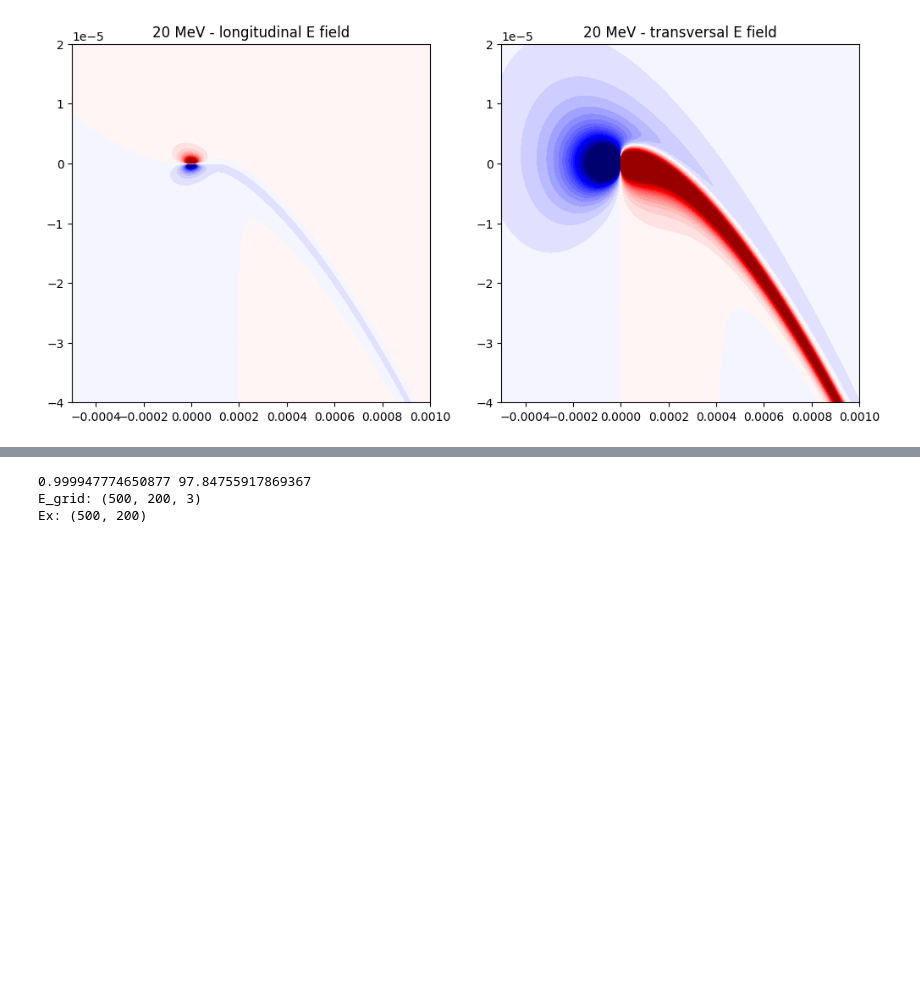
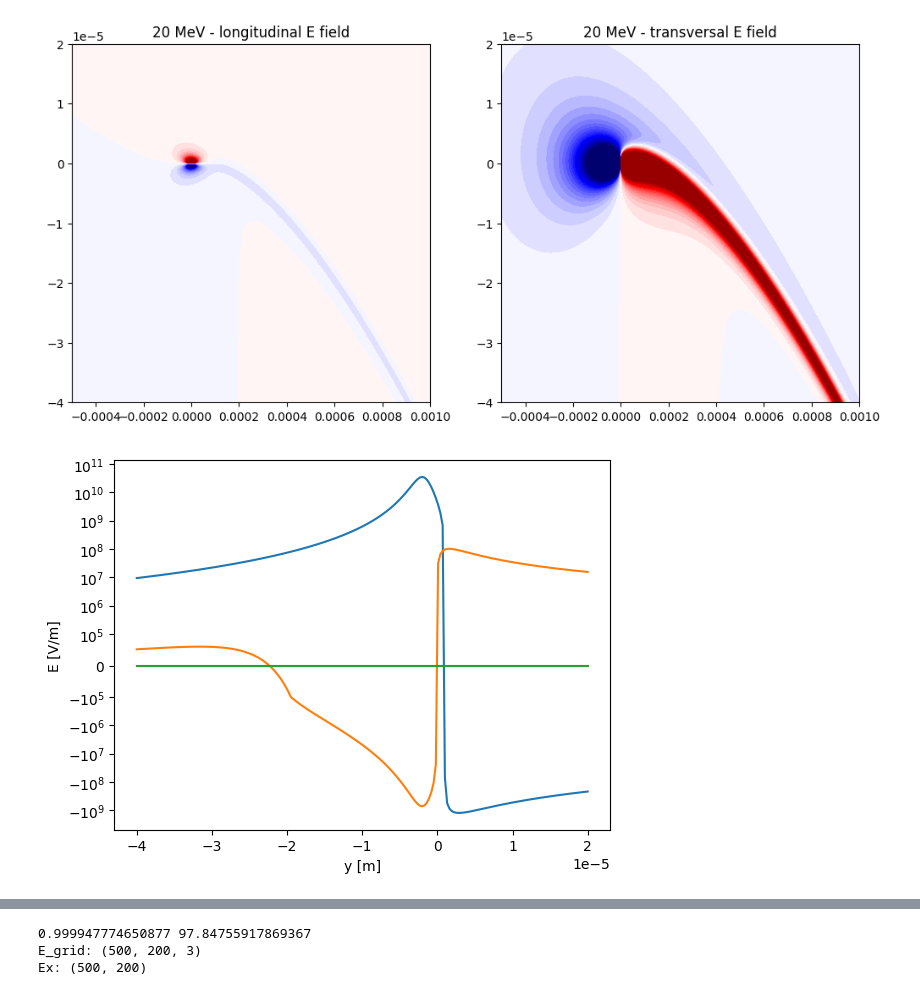
Before and after one commit to lehnertu/TEUFEL, a Jupyter notebook: doc/LiennardWiechert_NearField.ipynb, the cells around one changed output, grey strips where cells are left out. Cells and saved outputs as stored; diff of their text form; code cells hidden in the pictures; blank space fills up the shorter version.

```diff
--- a/doc/LiennardWiechert_NearField.ipynb
+++ b/doc/LiennardWiechert_NearField.ipynb
@@ -335,3 +349,17 @@ plt.show()
 E_grid: (500, 200, 3)
 Ex: (500, 200)
 [figure]
+# %%
+y_range = np.linspace(-4.0e-5, 2.0e-5,200)
+P = np.stack([np.ones_like(y_range)*0.0002, y_range, np.zeros_like(y_range)]).transpose()
+E_plot = np.apply_along_axis(E_lw, axis=1, arr=P)
+
+fig, ax = plt.subplots()
+ax.plot(y_range, E_plot)
+ax.set_yscale('symlog', linthresh=1e5, linscale=1.0, base=10)
+# plt.semilogy()
+plt.xlabel('y [m]')
+plt.ylabel('E [V/m]')
+plt.show()
+# %% [output]
+[figure, added]
```
Also changed, not shown: parts of 6 cells of this notebook, 10 other files.
